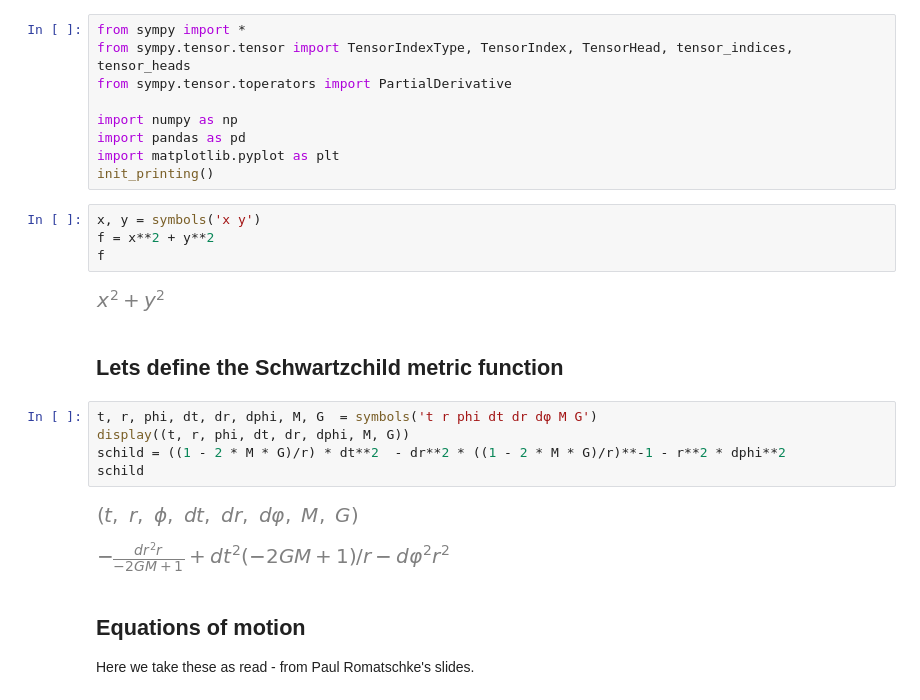
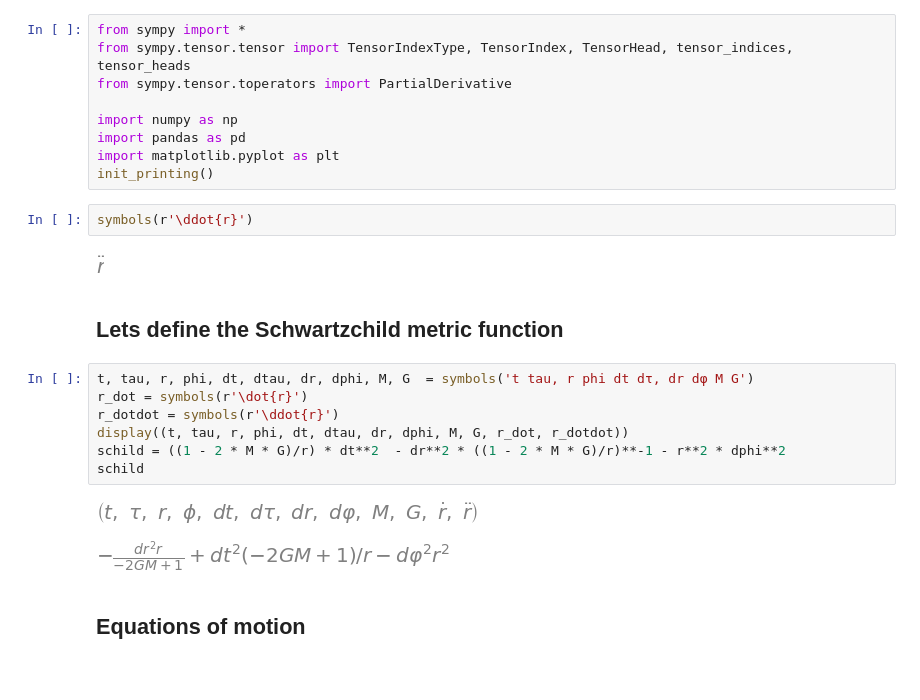
Before and after one commit to ipoole/QM, a Jupyter notebook: GR_orbit.ipynb, the cells around one changed output. Drawn from its saved outputs; the diff is of its cells as text.

```diff
--- a/GR_orbit.ipynb
+++ b/GR_orbit.ipynb
@@ -9,22 +9,21 @@ import numpy as np
 import pandas as pd
 import matplotlib.pyplot as plt
 init_printing()
-# %%
-x, y = symbols('x y')
-f = x**2 + y**2
-f
-# %% [output]
-[figure, removed]
+# %%
+symbols(r'\ddot{r}')
+# %% [output]
+[figure, added]
 # %% [markdown]
 ## Lets define the Schwartzchild metric function
 # %%
-t, r, phi, dt, dr, dphi, M, G  = symbols('t r phi dt dr dφ M G')
-display((t, r, phi, dt, dr, dphi, M, G))
+t, tau, r, phi, dt, dtau, dr, dphi, M, G  = symbols('t tau, r phi dt dτ, dr dφ M G')
+r_dot = symbols(r'\dot{r}')
+r_dotdot = symbols(r'\ddot{r}')
+display((t, tau, r, phi, dt, dtau, dr, dphi, M, G, r_dot, r_dotdot))
 schild = ((1 - 2 * M * G)/r) * dt**2  - dr**2 * ((1 - 2 * M * G)/r)**-1 - r**2 * dphi**2
 schild
 # %% [output]
-[figure, old version]
+[figure, new version]
 [figure]
 # %% [markdown]
 ## Equations of motion
-Here we take these as read - from Paul Romatschke's slides.
```
Also changed, not shown: parts of 5 cells of this notebook.
